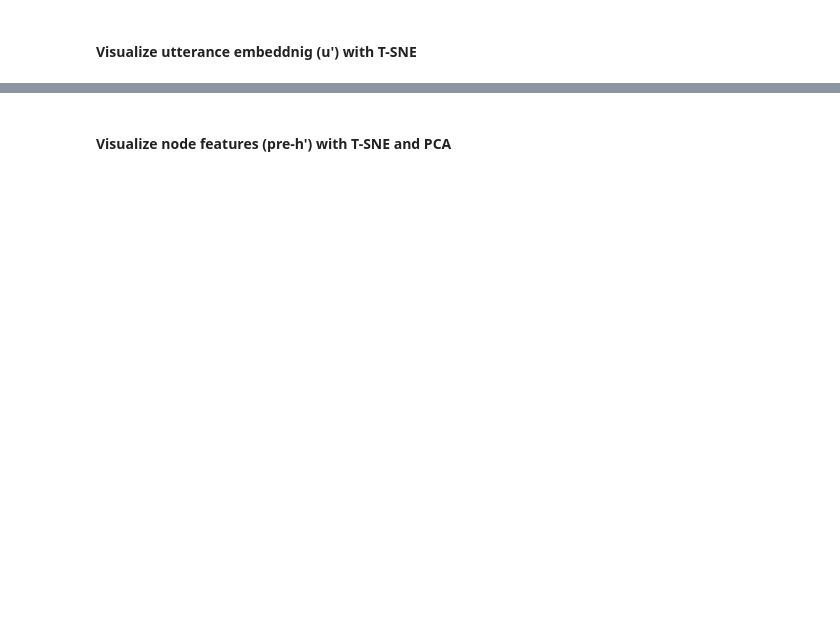
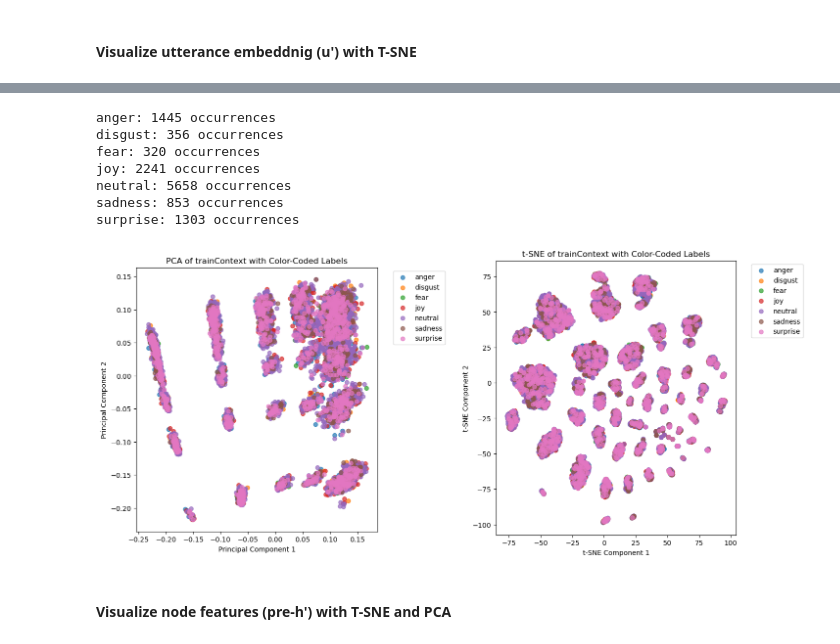
Before and after one commit to ELIJDAYO/ER_GAT, a Jupyter notebook: CNN_contextEncoder.ipynb, the cells around one changed output, grey strips where cells are left out. Cells and saved outputs as stored; diff of their text form; code cells hidden in the pictures; blank space fills up the shorter version.

```diff
--- a/CNN_contextEncoder.ipynb
+++ b/CNN_contextEncoder.ipynb
@@ -663,7 +345,7 @@ print(len(rangesDev))
 checkFile = os.path.isfile("data/dump/" + dataset_path + "/speaker_encoder_train.pkl")
 encodedSpeakersTrain = []
 
-if not checkFile:
+if True or not checkFile:
     for range_pair in rangesTrain:
         start_idx, end_idx = range_pair
         speaker_per_dialog = X_train['Speaker'][start_idx:end_idx + 1].copy()
@@ -690,7 +372,7 @@ else:
 checkFile = os.path.isfile("data/dump/" + dataset_path + "/speaker_encoder_test.pkl")
 encodedSpeakersTest = []
 
-if not checkFile:
+if True or not checkFile:
     for range_pair in rangesTest:
         start_idx, end_idx = range_pair
         speaker_per_dialog = X_test['Speaker'][start_idx:end_idx + 1].copy()
@@ -717,7 +399,7 @@ else:
 checkFile = os.path.isfile("data/dump/" + dataset_path + "/speaker_encoder_dev.pkl")
 encodedSpeakersDev = []
 
-if not checkFile:
+if True or not checkFile:
     for range_pair in rangesDev:
         start_idx, end_idx = range_pair
         speaker_per_dialog = X_dev['Speaker'][start_idx:end_idx + 1].copy()
@@ -863,7 +476,7 @@ def ContextEncoding(file_path, dataset):
         textf = textf.squeeze(0)  # Remove batch dimension (1, utterance_size, embedding_size) -> (utterance_size, embedding_size)
         umask = torch.FloatTensor([[1] * textf.size(0)])  # Adjust to (1, utterance_size)
         lengths = [(umask[j] == 1).nonzero().tolist()[-1][0] + 1 for j in range(len(umask))]
-#         print(umask.shape, lengths)
+        # print(umask.shape, lengths)
         U = cnn_feat_extractor(textf, umask)
         emotions, hidden = lstm(U)
         all_emotions.append(emotions)
@@ -912,7 +525,7 @@ checkFile1 = os.path.isfile(file_path1[0])
 checkFile2 = os.path.isfile(file_path2[0])
 checkFile3 = os.path.isfile(file_path3[0])
 
-if not checkFile1:
+if OverrideFileChecks or not checkFile1:
     encodedSpeakersFlat = [speaker for dialogue in encodedSpeakersTrain for speaker in dialogue]
     oheEncodedSpeakersFlat = torch.FloatTensor([[1, 0] if x == 0 else [0, 1] for x in encodedSpeakersFlat])
 
@@ -929,7 +542,7 @@ if not checkFile1:
     elapsed_time = end_time - start_time
     print("It took", elapsed_time, "seconds to encode train text")
 
-if not checkFile2:
+if OverrideFileChecks or not checkFile2:
     encodedSpeakersFlat = [speaker for dialogue in encodedSpeakersTest for speaker in dialogue]
     oheEncodedSpeakersFlat = torch.FloatTensor([[1, 0] if x == 0 else [0, 1] for x in encodedSpeakersFlat])
 
@@ -940,7 +553,7 @@ if not checkFile2:
     elapsed_time = end_time - start_time
     print("It took", elapsed_time, "seconds to encode test text")
 
-if not checkFile3:
+if OverrideFileChecks or not checkFile3:
     encodedSpeakersFlat = [speaker for dialogue in encodedSpeakersDev for speaker in dialogue]
     oheEncodedSpeakersFlat = torch.FloatTensor([[1, 0] if x == 0 else [0, 1] for x in encodedSpeakersFlat])
 
@@ -954,16 +567,8 @@ if not checkFile3:
 if checkFile1 and checkFile2 and checkFile3:
     with open(file_path1[0], 'rb') as file1:
         trainContext = pickle.load(file1)
-    with open(file_path1[1], 'rb') as file1:
-        features, edge_index, \
-        edge_norm, edge_type, edge_index_lengths = pickle.load(file1)
     with open(file_path2[0], 'rb') as file2:
         testContext = pickle.load(file2)
     with open(file_path3[0], 'rb') as file3:
         devContext = pickle.load(file3)
-
-# Confirm the shape of trainContext and testContext
-# print(f"trainContext shape: {trainContext.shape}")
-# print(f"testContext shape: {testContext.shape}")
-# print(f"devContext shape: {devContext.shape}")
 # %% [output]
@@ -1068,5 +580,5 @@ NameError: name 'features' is not defined
 # %%
-if key:
+if True:
     # Assuming trainContext, X_train, and labelDecoder are already defined
     num_instance = len(X_train["Emotion"])
 
@@ -1084,36 +596,45 @@ if key:
     trainContext_np = trainContext.detach().numpy()
 
     # Perform PCA
     pca = PCA(n_components=2)
     trainContext_pca = pca.fit_transform(trainContext_np)
 
     # Perform t-SNE
     tsne = TSNE(n_components=2, random_state=42, perplexity=30)
     trainContext_tsne = tsne.fit_transform(trainContext_np)
 
     # Plot PCA results with color-coded labels
     plt.figure(figsize=(14, 7))
 
     plt.subplot(1, 2, 1)
     for label in unique_labels:
         indices = np.where(X_train["Emotion"][:num_instance] == label)[0]
         plt.scatter(trainContext_pca[indices, 0], trainContext_pca[indices, 1], label=labelDecoder[label], alpha=0.7)
     plt.title('PCA of trainContext with Color-Coded Labels')
     plt.xlabel('Principal Component 1')
     plt.ylabel('Principal Component 2')
-    plt.legend()
+    plt.legend(bbox_to_anchor=(1.05, 1), loc='upper left')
 
     # Plot t-SNE results with color-coded labels
-    plt.subplot(1, 2, 2)
+    plt.subplot(1, 2, 2, position=[0.65, 0.1, 0.35, 0.8])
     for label in unique_labels:
         indices = np.where(X_train["Emotion"][:num_instance] == label)[0]
         plt.scatter(trainContext_tsne[indices, 0], trainContext_tsne[indices, 1], label=labelDecoder[label], alpha=0.7)
     plt.title('t-SNE of trainContext with Color-Coded Labels')
     plt.xlabel('t-SNE Component 1')
     plt.ylabel('t-SNE Component 2')
-    plt.legend()
+    plt.legend(bbox_to_anchor=(1.05, 1), loc='upper left')
 
     plt.show()
+# %% [output]
+anger: 1445 occurrences
+disgust: 356 occurrences
+fear: 320 occurrences
+joy: 2241 occurrences
+neutral: 5658 occurrences
+sadness: 853 occurrences
+surprise: 1303 occurrences
+[figure, added]
 # %% [markdown]
 <h4>Visualize node features (pre-h') with T-SNE and PCA
 # %%
```
Also changed, not shown: parts of 60 cells of this notebook, 6 other files.
